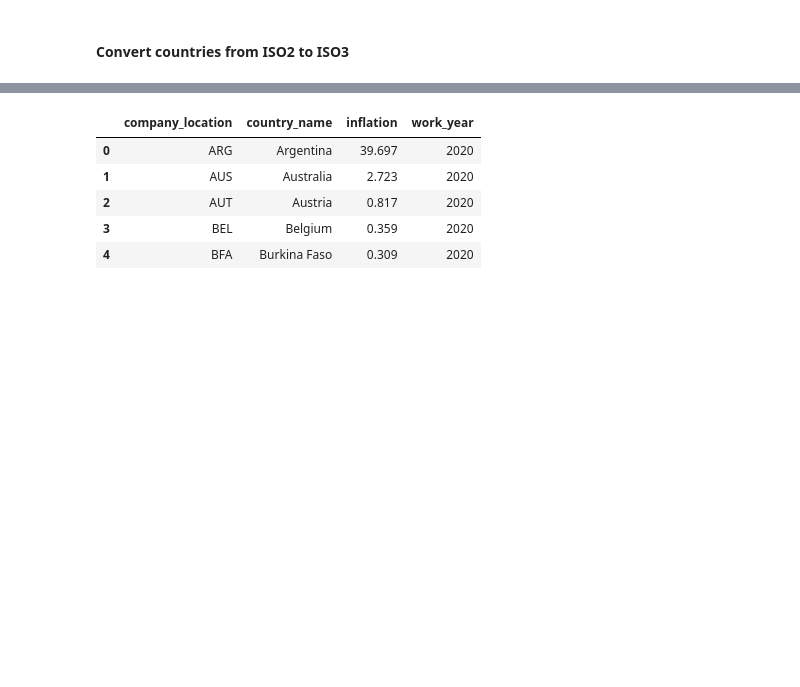
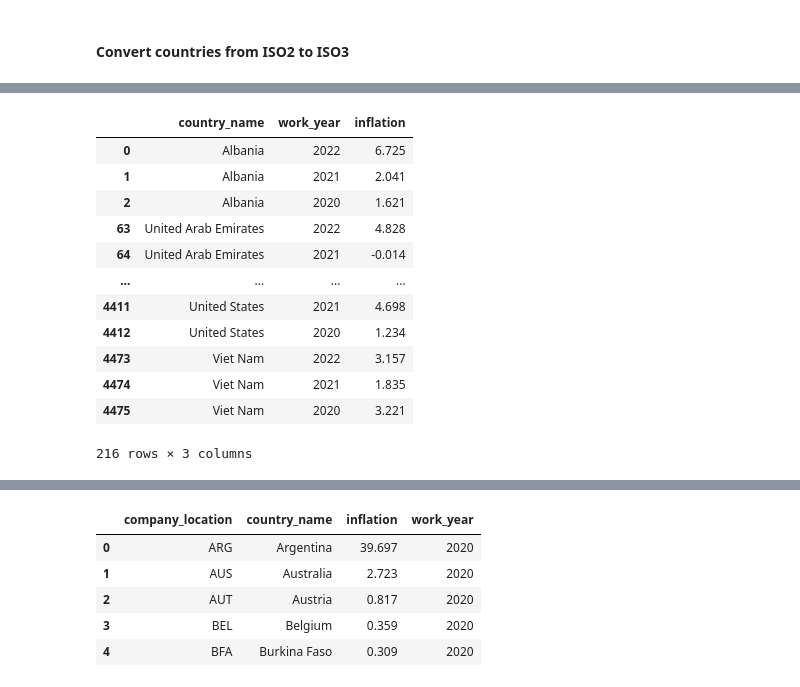
Before and after one commit to rvewebs/ds_salary, a Jupyter notebook: ds_salary.ipynb, the cells around one changed output, grey strips where cells are left out. Drawn from its saved outputs; the diff is of its cells as text; code cells hidden in the pictures; blank space fills up the shorter version.

```diff
--- a/ds_salary.ipynb
+++ b/ds_salary.ipynb
@@ -429,0 +439,3 @@ pd.DataFrame(cpi_rates).reset_index()
+# %%
+inf_rates['work_year'] = inf_rates['work_year'].astype('int')
+inf_rates.info()
@@ -429,0 +471,17 @@ pd.DataFrame(cpi_rates).reset_index()
+# %%
+inf_rates = inf_rates.drop(inf_rates[inf_rates['work_year']<2020].index, axis=0)
+inf_rates
+# %% [output]
+|  | country_name | work_year | inflation |
+| 0 | Albania | 2022 | 6.725 |
+| 1 | Albania | 2021 | 2.041 |
+| 2 | Albania | 2020 | 1.621 |
+| 63 | United Arab Emirates | 2022 | 4.828 |
+| 64 | United Arab Emirates | 2021 | -0.014 |
+| ... | ... | ... | ... |
+| 4411 | United States | 2021 | 4.698 |
+| 4412 | United States | 2020 | 1.234 |
+| 4473 | Viet Nam | 2022 | 3.157 |
+| 4474 | Viet Nam | 2021 | 1.835 |
+| 4475 | Viet Nam | 2020 | 3.221 |
+216 rows × 3 columns
```
Also changed, not shown: parts of 16 cells of this notebook.
